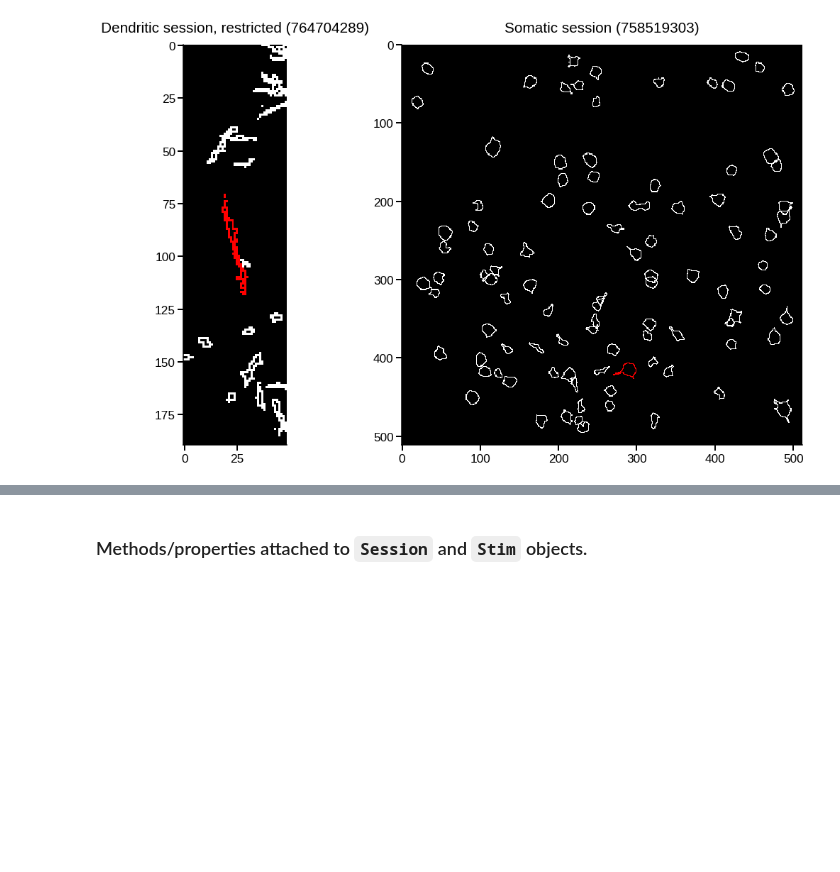
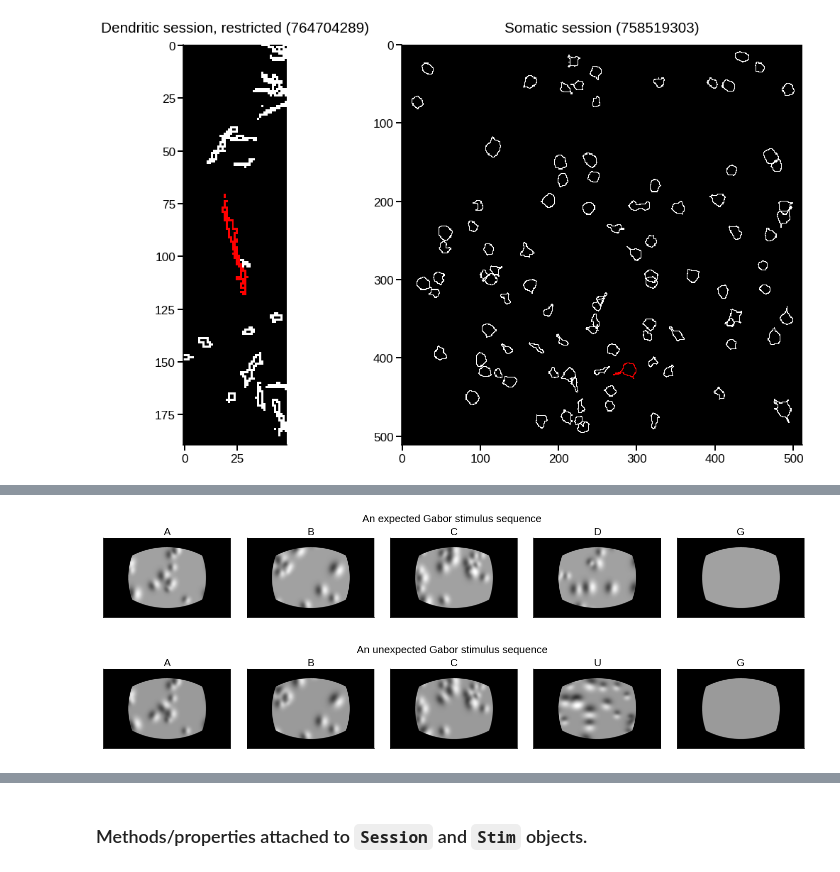
Before and after one commit to colleenjg/OpenScope_CA_Analysis, a Jupyter notebook: examples/session_demonstration_script.ipynb, the cells around one changed output, grey strips where cells are left out. Cells and saved outputs as stored; diff of their text form; code cells hidden in the pictures; blank space fills up the shorter version.

Commit message:
Updated sess_demonstration_script.ipynb adding stimulus template loading from NWB files, and making it runnable on Binder.

```diff
--- a/examples/session_demonstration_script.ipynb
+++ b/examples/session_demonstration_script.ipynb
@@ -619,0 +677,3 @@ _ = ax[1].set_title(f"Somatic session ({soma_sess.sessid})", y=1.02)
+# %%
+sess = session.Session(mouse_n=1, sess_n=1, datadir=datadir_nwb, mouse_df=mouse_df)
+sess.extract_info(roi=False)
@@ -619,0 +688,43 @@ _ = ax[1].set_title(f"Somatic session ({soma_sess.sessid})", y=1.02)
+# %%
+n_images = 5
+
+# collect images for an expected sequence
+exp_segs = sess.gabors.get_segs_by_criteria(unexp=0)[:n_images]
+exp_stim_fr_ns = sess.gabors.get_fr_by_seg(exp_segs, start=True, fr_type="stim")["start_frame_stim"]
+exp_stim_images = sess.gabors.get_stim_images_by_frame(exp_stim_fr_ns)
+exp_frame_names = ["A", "B", "C", "D", "G"]
+
+# collect images for an unexpected sequence
+unexp_segs = sess.gabors.get_segs_by_criteria(unexp=1)[:n_images]
+unexp_stim_fr_ns = sess.gabors.get_fr_by_seg(unexp_segs, start=True, fr_type="stim")["start_frame_stim"]
+unexp_stim_images = sess.gabors.get_stim_images_by_frame(unexp_stim_fr_ns)
+unexp_frame_names = ["A", "B", "C", "U", "G"]
+# %%
+def plot_images(images, suptitle=None, titles=None):
+    n_images = len(images)
+    fig, ax = plt.subplots(ncols=n_images, figsize=(4 * n_images, 3))
+    if suptitle is not None:
+        fig.suptitle(suptitle, y=1.01)
+    if titles is not None and len(titles) != len(images):
+        raise ValueError(
+            "If provided, 'titles' must have the same length as 'images'."
+        )
+    vmin = np.min(images)
+    vmax = np.max(images)
+    for i, image in enumerate(images):
+        if titles is not None:
+            ax[i].set_title(titles[i])
+        ax[i].imshow(image, cmap="gray", vmin=vmin, vmax=vmax)
+        ax[i].set_xticks([])
+        ax[i].set_yticks([])
+# %%
+# plot images for the expected sequence
+suptitle = "An expected Gabor stimulus sequence"
+plot_images(exp_stim_images, suptitle, titles=exp_frame_names)
+
+# plot images for the unexpected sequence
+suptitle = "An unexpected Gabor stimulus sequence"
+plot_images(unexp_stim_images, suptitle, titles=unexp_frame_names)
+# %% [output]
+[figure, added]
+[figure, added]
```
Also changed, not shown: parts of 39 cells of this notebook, 10 other files.
